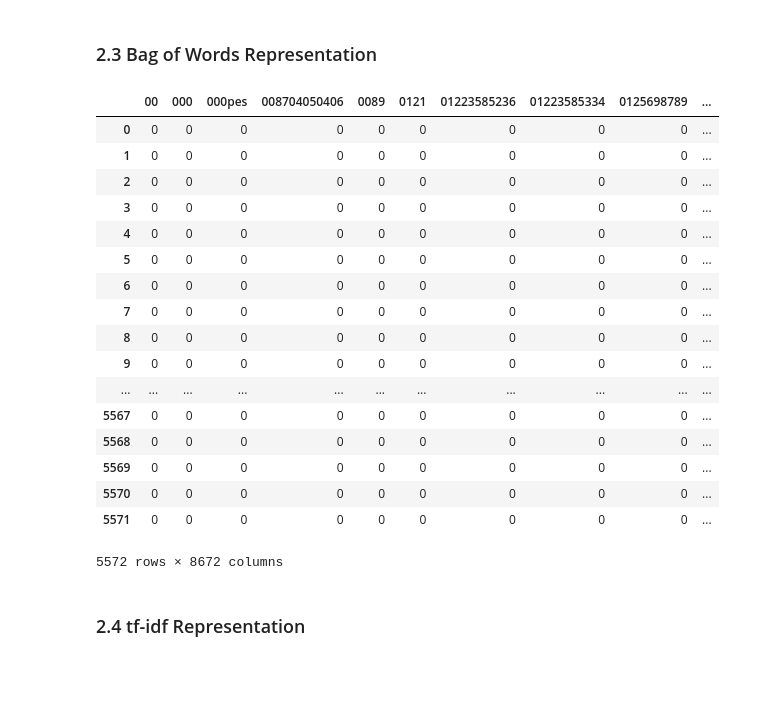
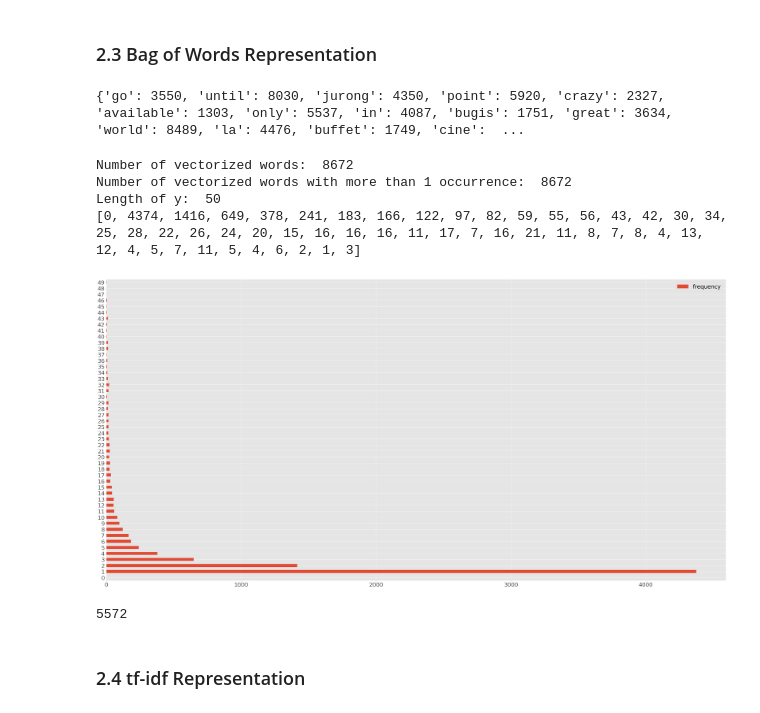
Before and after one commit to ML-Project8/SpamVsHamDataAnalysis, a Jupyter notebook: Lab2-SpamVsHam.ipynb, the cells around one changed output. Cells and saved outputs as stored; diff of their text form; code cells hidden in the pictures; blank space fills up the shorter version.

Commit message:
Graphed number of words at each frequency

```diff
--- a/Lab2-SpamVsHam.ipynb
+++ b/Lab2-SpamVsHam.ipynb
@@ -42,29 +42,59 @@ from sklearn.feature_extraction.text import CountVectorizer
 vect = CountVectorizer()
 
 simple_train_dtm = vect.fit_transform(df['message'])
+#simple_train_dtm.toarray()
+#print(simple_train_dtm)
 
-simple_train_dtm.toarray()
-
-pd.DataFrame(simple_train_dtm.toarray(), columns=vect.get_feature_names())
+df_vectorized = pd.DataFrame(simple_train_dtm.toarray(), columns=vect.get_feature_names())
+print(vect.vocabulary_)
 # %% [output]
-|  | 00 | 000 | 000pes | 008704050406 | 0089 | 0121 | 01223585236 | 01223585334 | 0125698789 | ... |
-| 0 | 0 | 0 | 0 | 0 | 0 | 0 | 0 | 0 | 0 | ... |
-| 1 | 0 | 0 | 0 | 0 | 0 | 0 | 0 | 0 | 0 | ... |
-| 2 | 0 | 0 | 0 | 0 | 0 | 0 | 0 | 0 | 0 | ... |
-| 3 | 0 | 0 | 0 | 0 | 0 | 0 | 0 | 0 | 0 | ... |
-| 4 | 0 | 0 | 0 | 0 | 0 | 0 | 0 | 0 | 0 | ... |
-| 5 | 0 | 0 | 0 | 0 | 0 | 0 | 0 | 0 | 0 | ... |
-| 6 | 0 | 0 | 0 | 0 | 0 | 0 | 0 | 0 | 0 | ... |
-| 7 | 0 | 0 | 0 | 0 | 0 | 0 | 0 | 0 | 0 | ... |
-| 8 | 0 | 0 | 0 | 0 | 0 | 0 | 0 | 0 | 0 | ... |
-| 9 | 0 | 0 | 0 | 0 | 0 | 0 | 0 | 0 | 0 | ... |
-| ... | ... | ... | ... | ... | ... | ... | ... | ... | ... | ... |
-| 5567 | 0 | 0 | 0 | 0 | 0 | 0 | 0 | 0 | 0 | ... |
-| 5568 | 0 | 0 | 0 | 0 | 0 | 0 | 0 | 0 | 0 | ... |
-| 5569 | 0 | 0 | 0 | 0 | 0 | 0 | 0 | 0 | 0 | ... |
-| 5570 | 0 | 0 | 0 | 0 | 0 | 0 | 0 | 0 | 0 | ... |
-| 5571 | 0 | 0 | 0 | 0 | 0 | 0 | 0 | 0 | 0 | ... |
-5572 rows × 8672 columns
+{'go': 3550, 'until': 8030, 'jurong': 4350, 'point': 5920, 'crazy': 2327, 'available': 1303, 'only': 5537, 'in': 4087, 'bugis': 1751, 'great': 3634, 'world': 8489, 'la': 4476, 'buffet': 1749, 'cine':  ...
+# %%
+sorted_df = df_vectorized.sum().sort_values()
+temp_df = df_vectorized[df_vectorized.columns[df_vectorized.sum() > 0]]
+print("Number of vectorized words: ",len(sorted_df))
+double_t_df = temp_df[temp_df.columns].sum() < 50
+print("Number of vectorized words with more than 1 occurrence: ", len(double_t_df))
+
+x = []
+y = []
+for i in range(0, 50):
+    x.append(i)
+    y_counter = 0
+    asdf = temp_df[temp_df.columns].sum() == i
+    for a in asdf:
+        if a:
+            y_counter +=1
+    y.append(y_counter)
+
+print("Length of y: ", len(y))
+print(y)
+
+frequency_d = {'frequency': y}
+frequency_df = pd.DataFrame(data=frequency_d)
+
+
+#print(temp_df[temp_df.columns].sum().sort_values())
+# %% [output]
+Number of vectorized words:  8672
+Number of vectorized words with more than 1 occurrence:  8672
+Length of y:  50
+[0, 4374, 1416, 649, 378, 241, 183, 166, 122, 97, 82, 59, 55, 56, 43, 42, 30, 34, 25, 28, 22, 26, 24, 20, 15, 16, 16, 16, 11, 17, 7, 16, 21, 11, 8, 7, 8, 4, 13, 12, 4, 5, 7, 11, 5, 4, 6, 2, 1, 3]
+# %%
+import matplotlib.pyplot as plt
+import matplotlib
+%matplotlib inline
+
+plt.style.use('ggplot')
+
+matplotlib.rcParams.update({'font.size': 25})
+ax = frequency_df.plot(kind='barh', figsize=(50,25))
+# %% [output]
+[figure, added]
+# %%
+print(len(temp_df[temp_df.columns[temp_df.sum() == 2]]))
+# %% [output]
+5572
 # %% [markdown]
 ### 2.4 tf-idf Representation
 # %%
```
